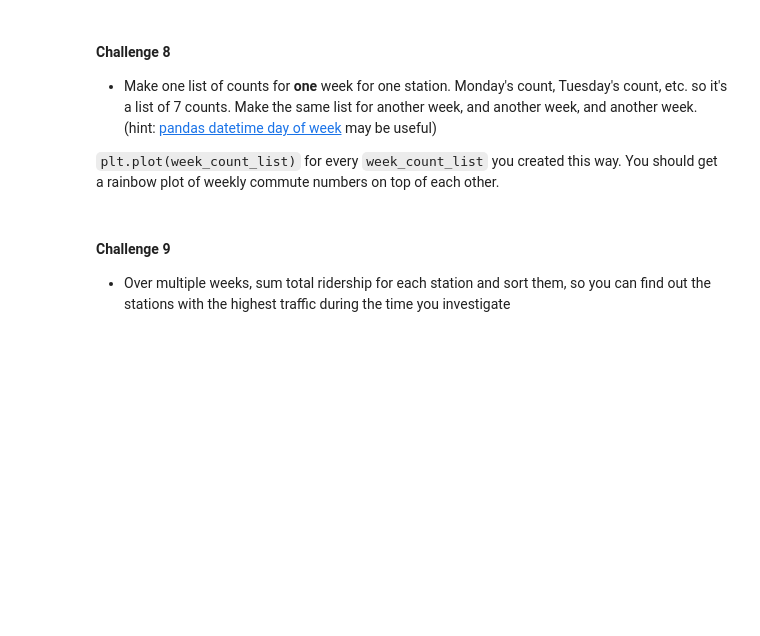
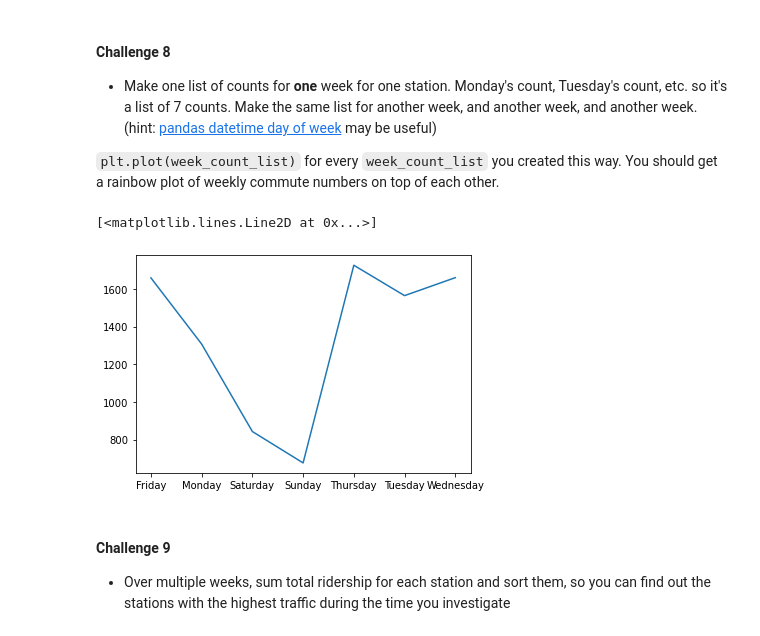
Before and after one commit to zhouandrewc/mta-project, a Jupyter notebook: Benson.ipynb, the cells around one changed output. Drawn from its saved outputs; the diff is of its cells as text; code cells hidden in the pictures; blank space fills up the shorter version.

```diff
--- a/Benson.ipynb
+++ b/Benson.ipynb
@@ -124,6 +130,19 @@ week. (hint: [pandas datetime day of week](https://pandas.pydata.org/pandas-docs
 `plt.plot(week_count_list)` for every `week_count_list` you created
 this way. You should get a rainbow plot of weekly commute numbers on
 top of each other.
+# %%
+sorted_turnstiles['DAY'] = sorted_turnstiles['DATE_TIME'].dt.day_name()
+# %%
+weekly = sorted_turnstiles.groupby(['C/A', 'UNIT', 'STATION', 'SCP'])
+# %%
+a = weekly.get_group(('A002', 'R051', '59 ST', '02-00-00'))
+b = a.groupby('DAY')
+# %%
+de = b.mean().DAILY_ENTRIES
+plt.plot(de.index, de)
+# %% [output]
+[<matplotlib.lines.Line2D at 0x...>]
+[figure, added]
 # %% [markdown]
 #### Challenge 9
 
```
Also changed, not shown: parts of 11 cells of this notebook, 3 other files.
